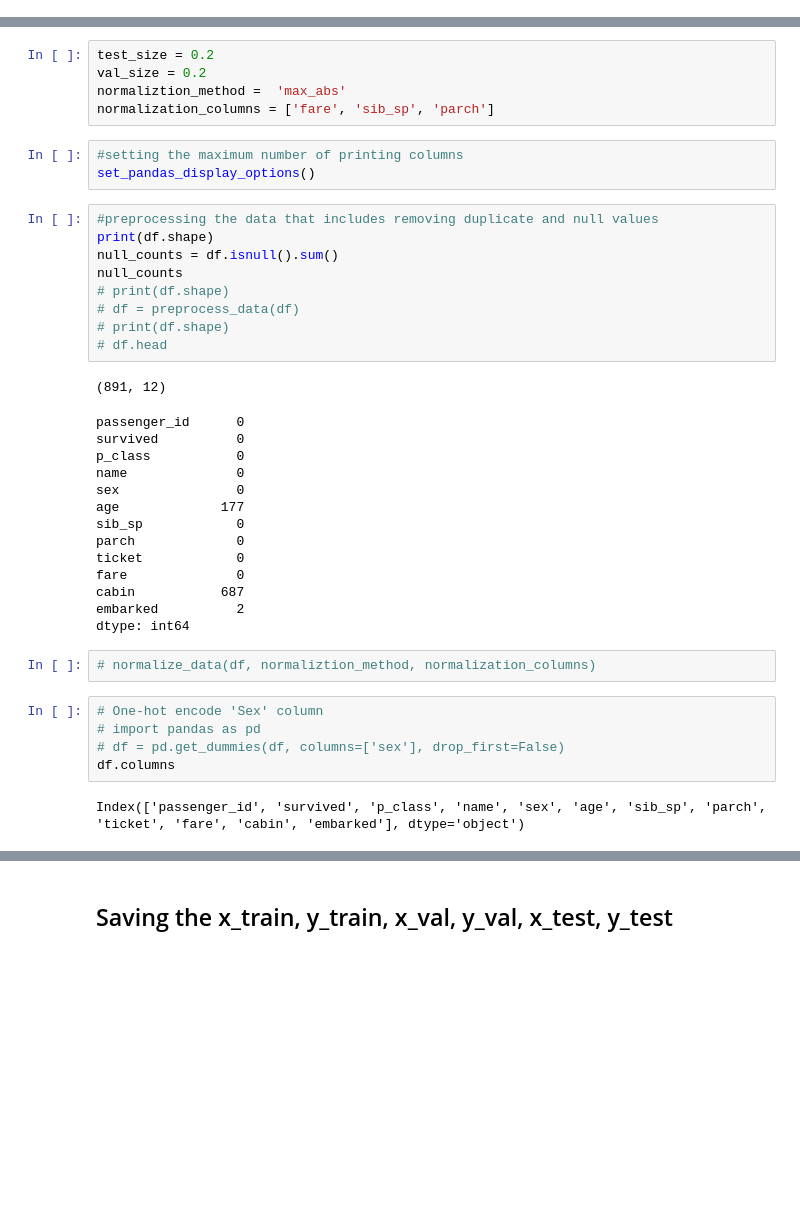
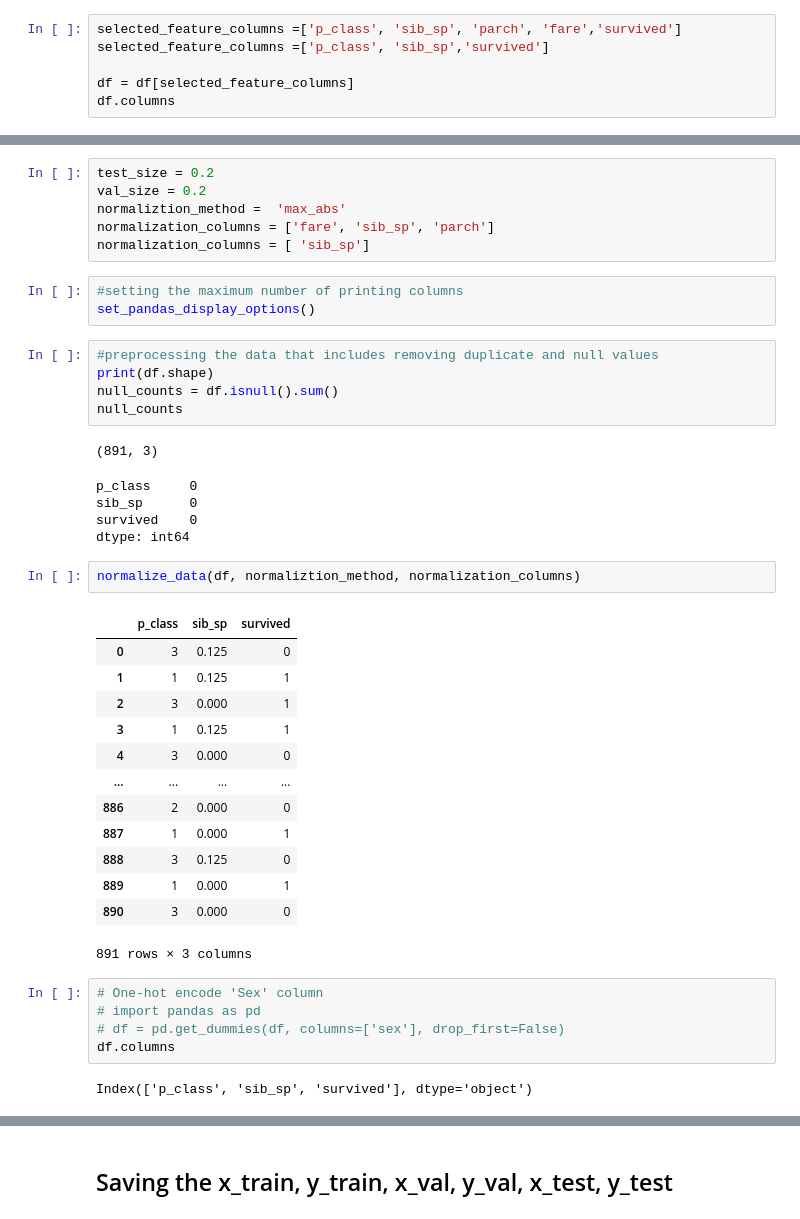
Before and after one commit to sadegh15khedry/Titanic-Survival-Prediction, a Jupyter notebook: notebooks/data_preprocessing.ipynb, the cells around one changed output, grey strips where cells are left out. Drawn from its saved outputs; the diff is of its cells as text; blank space fills up the shorter version.

```diff
--- a/notebooks/data_preprocessing.ipynb
+++ b/notebooks/data_preprocessing.ipynb
@@ -21,0 +21,6 @@ Index(['passenger_id', 'survived', 'p_class', 'name', 'sex', 'age', 'sib_sp', 'p
+# %%
+selected_feature_columns =['p_class', 'sib_sp', 'parch', 'fare','survived']
+selected_feature_columns =['p_class', 'sib_sp','survived']
+
+df = df[selected_feature_columns]
+df.columns
@@ -26,6 +33,7 @@ test_size = 0.2
 val_size = 0.2
 normaliztion_method =  'max_abs'
 normalization_columns = ['fare', 'sib_sp', 'parch']
+normalization_columns = [ 'sib_sp']
 # %%
 #setting the maximum number of printing columns
 set_pandas_display_options()
@@ -34,33 +42,34 @@ set_pandas_display_options()
 print(df.shape)
 null_counts = df.isnull().sum()
 null_counts
-# print(df.shape)
-# df = preprocess_data(df)
-# print(df.shape)
-# df.head
 # %% [output]
-(891, 12)
+(891, 3)
-passenger_id      0
-survived          0
-p_class           0
-name              0
-sex               0
-age             177
-sib_sp            0
-parch             0
-ticket            0
-fare              0
-cabin           687
-embarked          2
+p_class     0
+sib_sp      0
+survived    0
 dtype: int64
 # %%
-# normalize_data(df, normaliztion_method, normalization_columns)
+normalize_data(df, normaliztion_method, normalization_columns)
+# %% [output]
+|  | p_class | sib_sp | survived |
+| 0 | 3 | 0.125 | 0 |
+| 1 | 1 | 0.125 | 1 |
+| 2 | 3 | 0.000 | 1 |
+| 3 | 1 | 0.125 | 1 |
+| 4 | 3 | 0.000 | 0 |
+| ... | ... | ... | ... |
+| 886 | 2 | 0.000 | 0 |
+| 887 | 1 | 0.000 | 1 |
+| 888 | 3 | 0.125 | 0 |
+| 889 | 1 | 0.000 | 1 |
+| 890 | 3 | 0.000 | 0 |
+891 rows × 3 columns
 # %%
 # One-hot encode 'Sex' column
 # import pandas as pd
 # df = pd.get_dummies(df, columns=['sex'], drop_first=False)
 df.columns
 # %% [output]
-Index(['passenger_id', 'survived', 'p_class', 'name', 'sex', 'age', 'sib_sp', 'parch', 'ticket', 'fare', 'cabin', 'embarked'], dtype='object')
+Index(['p_class', 'sib_sp', 'survived'], dtype='object')
 # %%
 #selecting the feature columns
```
Also changed, not shown: parts of 4 cells of this notebook, 14 other files.
